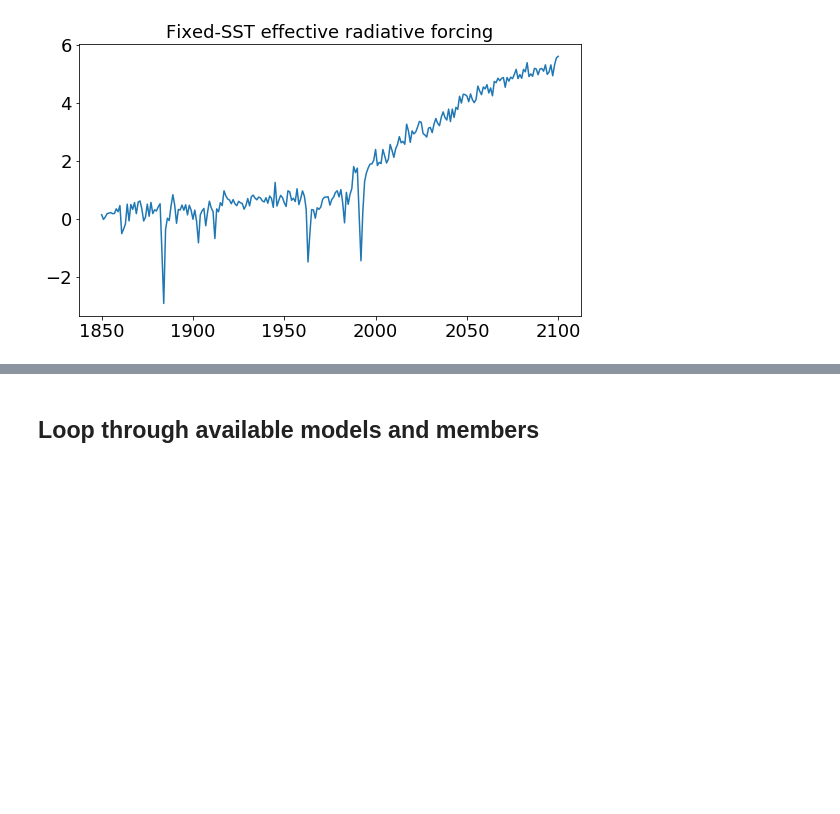
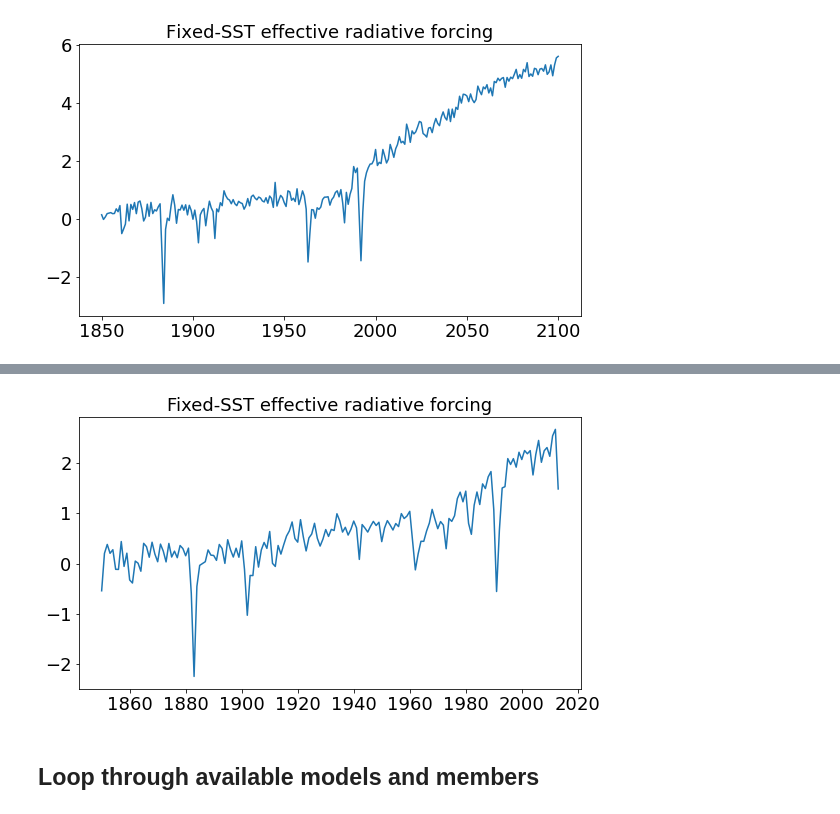
Before and after one commit to Hegebf/CMIP6-forcing, a Jupyter notebook: notebooks/FixedSST_transientERF.ipynb, the cells around one changed output, grey strips where cells are left out. Cells and saved outputs as stored; diff of their text form; code cells hidden in the pictures; blank space fills up the shorter version.

```diff
--- a/notebooks/FixedSST_transientERF.ipynb
+++ b/notebooks/FixedSST_transientERF.ipynb
@@ -127,3 +200,24 @@ ax.set_title('Fixed-SST effective radiative forcing',fontsize = 18);
+# %%
+fig, ax = plt.subplots(figsize = [9,5])
+effradf = histN - controlN.mean()
+ax.plot(years,effradf);
+ax.tick_params(axis='both',labelsize=18)
+ax.set_title('Fixed-SST effective radiative forcing',fontsize = 18);
+
+# save values for this model:
+
+df_forcing = pd.DataFrame(effradf.values, index=exp_data.index, columns=['ERF'])
+# save file
+modelfilename = model + '_Angshuman_transientERF.csv'
+df_forcing.to_csv('../Estimates/piClim-histall_forcing/' + modelfilename)
+
+# save temperature responses also:
+tas_response = hist_tas - control_tas.mean()
+df_tasresponse = pd.DataFrame(tas_response.values, index=exp_data.index, columns=['tas'])
+tas_filename = model + '_Angshuman_tas_response.csv'
+df_tasresponse.to_csv('../Estimates/piClim-histall_tasresponse/' + tas_filename)
+# %% [output]
+[figure, added]
 # %% [markdown]
 ## Loop through available models and members
 # %%
```
Also changed, not shown: parts of 8 cells of this notebook, 6 other files.
